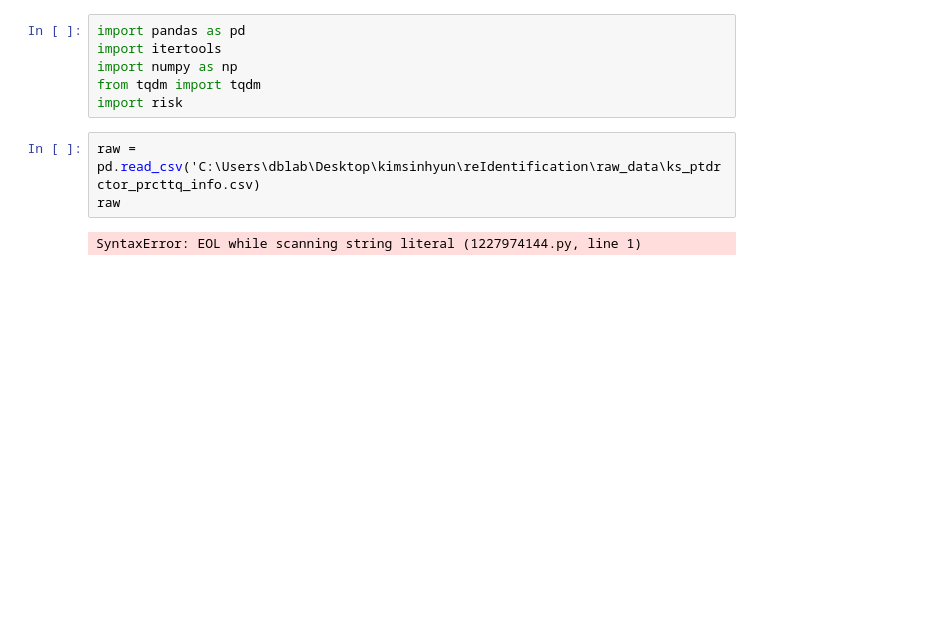
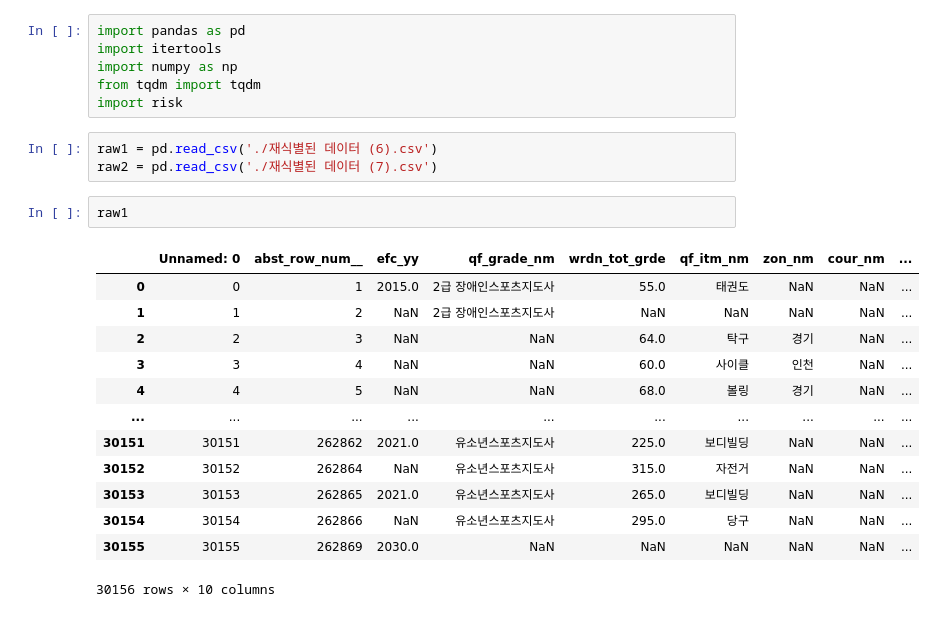
Before and after one commit to jong29/anonytester, a Jupyter notebook: funcs/func_tester.ipynb, the cells around one changed output. Cells and saved outputs as stored; diff of their text form; blank space fills up the shorter version.

```diff
--- a/funcs/func_tester.ipynb
+++ b/funcs/func_tester.ipynb
@@ -5,7 +5,21 @@ import numpy as np
 from tqdm import tqdm
 import risk
 # %%
-raw = pd.read_csv('C:\Users\dblab\Desktop\kimsinhyun\reIdentification\raw_data\ks_ptdrctor_prcttq_info.csv)
-raw
+raw1 = pd.read_csv('./재식별된 데이터 (6).csv')
+raw2 = pd.read_csv('./재식별된 데이터 (7).csv')
-# %% [output]
-SyntaxError: EOL while scanning string literal (1227974144.py, line 1)
+# %%
+raw1
+# %% [output]
+|  | Unnamed: 0 | abst_row_num__ | efc_yy | qf_grade_nm | wrdn_tot_grde | qf_itm_nm | zon_nm | cour_nm | ... |
+| 0 | 0 | 1 | 2015.0 | 2급 장애인스포츠지도사 | 55.0 | 태권도 | NaN | NaN | ... |
+| 1 | 1 | 2 | NaN | 2급 장애인스포츠지도사 | NaN | NaN | NaN | NaN | ... |
+| 2 | 2 | 3 | NaN | NaN | 64.0 | 탁구 | 경기 | NaN | ... |
+| 3 | 3 | 4 | NaN | NaN | 60.0 | 사이클 | 인천 | NaN | ... |
+| 4 | 4 | 5 | NaN | NaN | 68.0 | 볼링 | 경기 | NaN | ... |
+| ... | ... | ... | ... | ... | ... | ... | ... | ... | ... |
+| 30151 | 30151 | 262862 | 2021.0 | 유소년스포츠지도사 | 225.0 | 보디빌딩 | NaN | NaN | ... |
+| 30152 | 30152 | 262864 | NaN | 유소년스포츠지도사 | 315.0 | 자전거 | NaN | NaN | ... |
+| 30153 | 30153 | 262865 | 2021.0 | 유소년스포츠지도사 | 265.0 | 보디빌딩 | NaN | NaN | ... |
+| 30154 | 30154 | 262866 | NaN | 유소년스포츠지도사 | 295.0 | 당구 | NaN | NaN | ... |
+| 30155 | 30155 | 262869 | 2030.0 | NaN | NaN | NaN | NaN | NaN | ... |
+30156 rows × 10 columns
```
Also changed, not shown: parts of 4 cells of this notebook, 3 other files.
